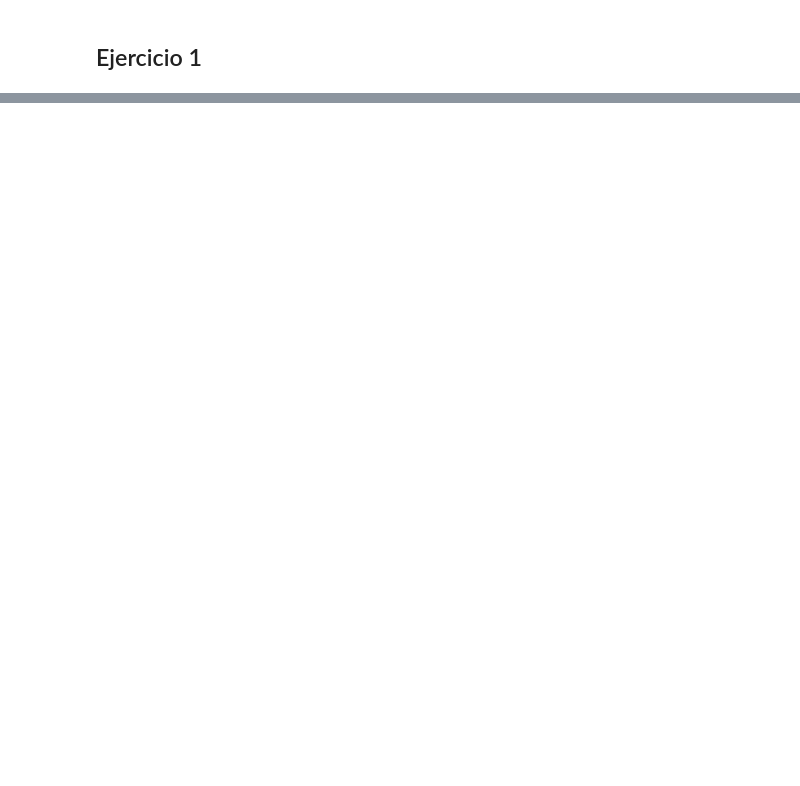
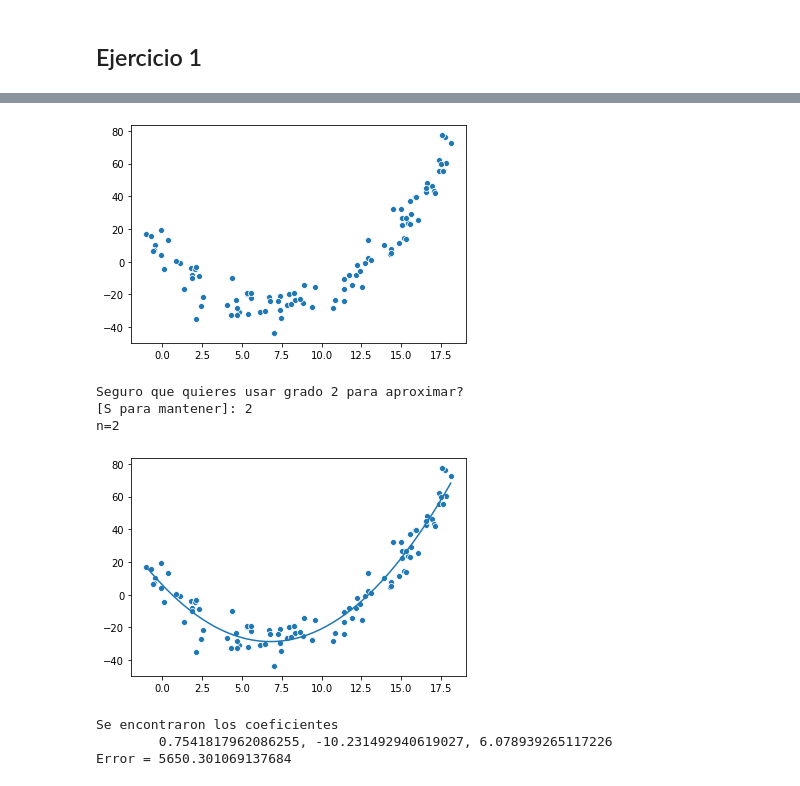
Before and after one commit to BenchHPZ/UG-Compu, a Jupyter notebook: MN/Tareas/T6/Tarea6.ipynb, the cells around one changed output, grey strips where cells are left out. Cells and saved outputs as stored; diff of their text form; code cells hidden in the pictures; blank space fills up the shorter version.

Commit message:
Entrega de Tarea 6. Hay que arreglar una manera para poder traer los paquetes con mayor facilidad

```diff
--- a/MN/Tareas/T6/Tarea6.ipynb
+++ b/MN/Tareas/T6/Tarea6.ipynb
@@ -283,0 +243,13 @@ def Ejercicio1(d, n_tabla, n,/,path='datos/', dtype=np.float64, plot=True, prnt=
+# %%
+# Parte 5
+if NOTEBOOK:
+    Ejercicio1(50, 'puntos2D_conjunto1.txt', 2)
+# %% [output]
+[figure, added]
+Seguro que quieres usar grado 2 para aproximar?
+[S para mantener]: 2
+n=2
+[figure, added]
+Se encontraron los coeficientes
+        0.7541817962086255, -10.231492940619027, 6.078939265117226
+Error = 5650.301069137684
```
Also changed, not shown: parts of 18 cells of this notebook, 21 other files.
